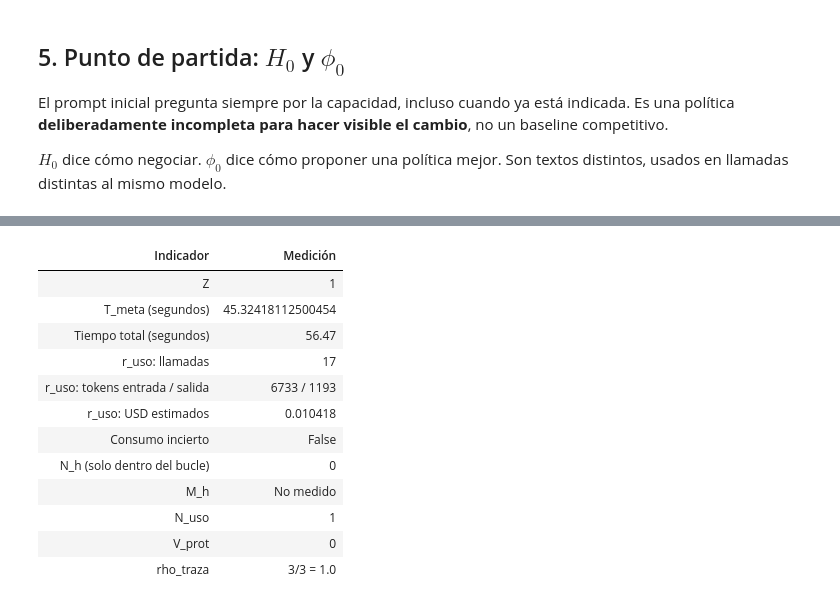
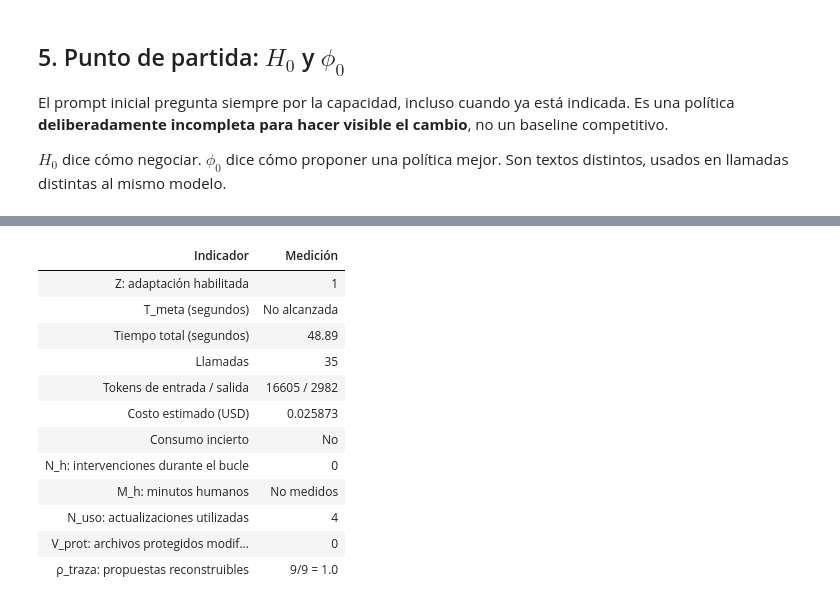
Before and after one commit to jairzinhosantos/thinking-harness, a Jupyter notebook: research/cases/case-0003-debt-negotiation/harness-smoke-test.ipynb, the cells around one changed output, grey strips where cells are left out. Drawn from its saved outputs; the diff is of its cells as text; code cells hidden in the pictures.

```diff
--- a/research/cases/case-0003-debt-negotiation/harness-smoke-test.ipynb
+++ b/research/cases/case-0003-debt-negotiation/harness-smoke-test.ipynb
@@ -18,8 +18,6 @@ Para una ejecución nueva, colocar `OPENAI_API_KEY` en el `.env` local del caso
 from pathlib import Path
 import sys
 import json
-import difflib
-from html import escape
 from IPython.display import display, Markdown, HTML
 
 LANGUAGE = 'es'
@@ -33,7 +31,7 @@ sys.path.insert(0, str(CASE / 'utils'))
 from harness_smoke_test import run, load_run, summarize
 from prompt_search import rule_check
 
-RUN_DIR = CASE / 'results/20261031T011555Z-smoke-c57a1a96'
+RUN_DIR = CASE / 'results/20261031T012822Z-smoke-6804549c'
 if RUN_LIVE:
     from dotenv import load_dotenv
     load_dotenv(CASE / '.env', override=False)
@@ -41,13 +39,13 @@ if RUN_LIVE:
 protocol, report = load_run(RUN_DIR)
 calls = [json.loads(line) for line in (RUN_DIR / 'calls.jsonl').read_text().splitlines()]
 
-def table(headers, rows):
-    head = ''.join('<th>' + escape(str(x)) + '</th>' for x in headers)
-    body = ''.join('<tr>' + ''.join('<td>' + escape(str(x)) + '</td>' for x in row) + '</tr>' for row in rows)
-    display(HTML('<table><thead><tr>' + head + '</tr></thead><tbody>' + body + '</tbody></table>'))
+from notebook_view import HarnessTestView, audit_harness_changes
+view = HarnessTestView()
+table = view.rows
 
-print('Protocolo:', report['protocol'])
-print('Ejecución:', report['run_id'])
-print('Estado:', report['status'])
-print('Modo:', 'API nueva' if RUN_LIVE else 'Lectura de evidencia real guardada')
+table(['Registro', 'Valor'], [
+    ['Protocolo', report['protocol']], ['Ejecución', report['run_id']],
+    ['Estado', 'Completada' if report['status'] == 'completed' else 'Detenida'],
+    ['Modo', 'API nueva' if RUN_LIVE else 'Lectura de evidencia guardada'],
+])
 # %% [output]
@@ -293,48 +342,37 @@ El costo es $C=(0{,}75\,T_{in}+4{,}50\,T_{out})/10^6$. $T_{in}$ y $T_{out}$ son
 # %%
 received = [event for event in calls if event['stage'] == 'received']
 incoming = sum(event['response']['usage']['input_tokens'] for event in received)
 outgoing = sum(event['response']['usage']['output_tokens'] for event in received)
 estimated = (incoming * cfg['input_usd_per_million'] + outgoing * cfg['output_usd_per_million']) / 1e6
-requests = {event['call']: event for event in calls if event['stage'] == 'started'}
-artifacts = [r['policy'] for r in report['rounds'][1:]] + [u['after'] for u in report['strategy_updates']]
-recorded_prompts = []
-for event in received:
-    if requests[event['call']]['role'] in ('proposer', 'strategy_update'):
-        text = ''.join(part.get('text', '') for item in event['response'].get('output', [])
-                       if item.get('type') == 'message' for part in item.get('content', [])
-                       if part.get('type') == 'output_text')
-        recorded_prompts.append(json.loads(text)['prompt'].strip())
-matched = 0
-for artifact in artifacts:
-    if artifact in recorded_prompts:
-        matched += 1
-        recorded_prompts.remove(artifact)
-rho = matched / len(artifacts) if artifacts else None
+trace_rows = audit_harness_changes(protocol, report, calls)
+matched = sum(ok for _, ok in trace_rows)
+rho = matched / len(trace_rows) if trace_rows else None
 
-measurement_rows = [
-    ['Z', report['Z']], ['T_meta (segundos)', report['T_meta'] if report['T_meta'] is not None else 'No alcanzada'],
+table(['Indicador', 'Medición'], [
+    ['Z: adaptación habilitada', report['Z']],
+    ['T_meta (segundos)', round(report['T_meta'], 2) if report['T_meta'] is not None else 'No alcanzada'],
     ['Tiempo total (segundos)', round(report['elapsed_seconds'], 2)],
-    ['r_uso: llamadas', report['usage']['calls']], ['r_uso: tokens entrada / salida', f'{incoming} / {outgoing}'],
-    ['r_uso: USD estimados', round(report['usage']['estimated_cost_usd'], 6)],
-    ['Consumo incierto', report['usage']['uncertain']], ['N_h (solo dentro del bucle)', report['N_h']],
-    ['M_h', 'No medido'], ['N_uso', report['N_uso']], ['V_prot', report['V_prot']],
-    ['rho_traza', f'{matched}/{len(artifacts)} = {rho}'],
-]
-table(['Indicador', 'Medición'], measurement_rows)
+    ['Llamadas', report['usage']['calls']], ['Tokens de entrada / salida', f'{incoming} / {outgoing}'],
+    ['Costo estimado (USD)', round(report['usage']['estimated_cost_usd'], 6)],
+    ['Consumo incierto', report['usage']['uncertain']], ['N_h: intervenciones durante el bucle', report['N_h']],
+    ['M_h: minutos humanos', 'No medidos'], ['N_uso: actualizaciones utilizadas', report['N_uso']],
+    ['V_prot: archivos protegidos modificados', report['V_prot']],
+    ['ρ_traza: propuestas reconstruibles', f'{matched}/{len(trace_rows)} = {rho}'],
+])
+table(['Registro', 'Origen y resultado verificables'], trace_rows)
 if not report['usage']['uncertain']:
     assert abs(estimated - report['usage']['estimated_cost_usd']) < 1e-9
-    print('Costo reconstruido desde los tokens de API:', round(estimated, 6), 'USD')
 # %% [output]
 | Indicador | Medición |
-| Z | 1 |
-| T_meta (segundos) | 45.32418112500454 |
-| Tiempo total (segundos) | 56.47 |
-| r_uso: llamadas | 17 |
-| r_uso: tokens entrada / salida | 6733 / 1193 |
-| r_uso: USD estimados | 0.010418 |
-| Consumo incierto | False |
-| N_h (solo dentro del bucle) | 0 |
-| M_h | No medido |
-| N_uso | 1 |
-| V_prot | 0 |
-| rho_traza | 3/3 = 1.0 |
+| Z: adaptación habilitada | 1 |
+| T_meta (segundos) | No alcanzada |
+| Tiempo total (segundos) | 48.89 |
+| Llamadas | 35 |
+| Tokens de entrada / salida | 16605 / 2982 |
+| Costo estimado (USD) | 0.025873 |
+| Consumo incierto | No |
+| N_h: intervenciones durante el bucle | 0 |
+| M_h: minutos humanos | No medidos |
+| N_uso: actualizaciones utilizadas | 4 |
+| V_prot: archivos protegidos modif... | 0 |
+| ρ_traza: propuestas reconstruibles | 9/9 = 1.0 |
```
Also changed, not shown: parts of 22 cells of this notebook, 13 other files.
